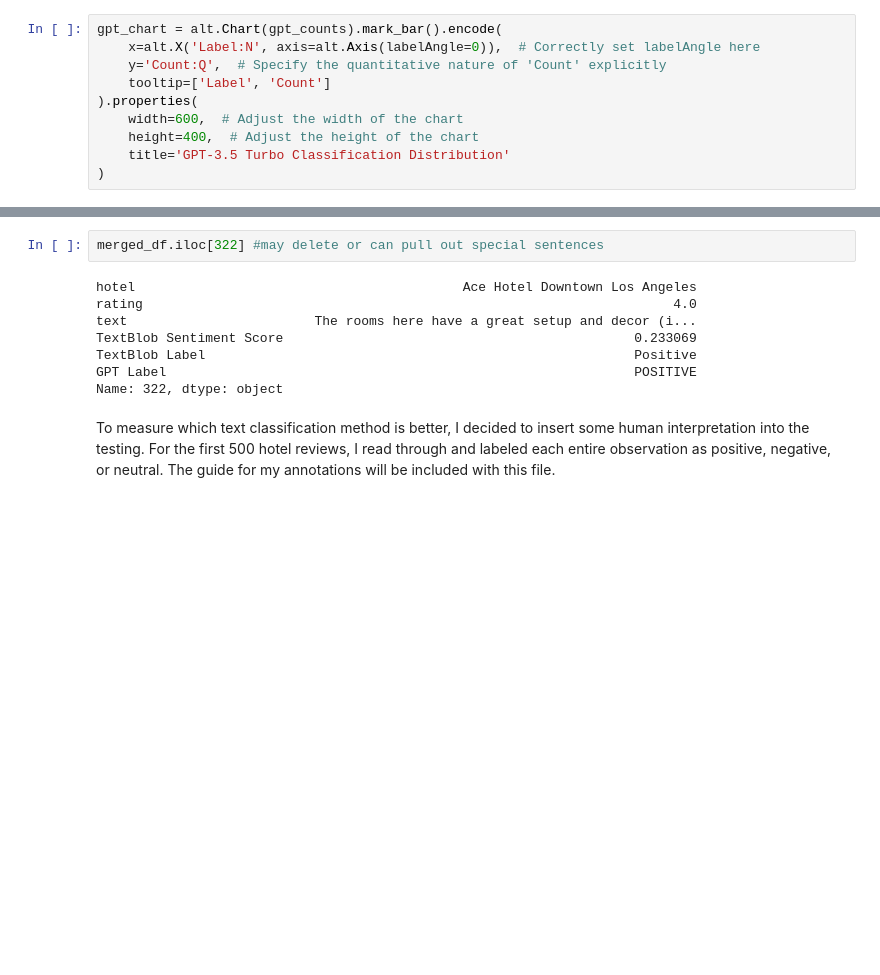
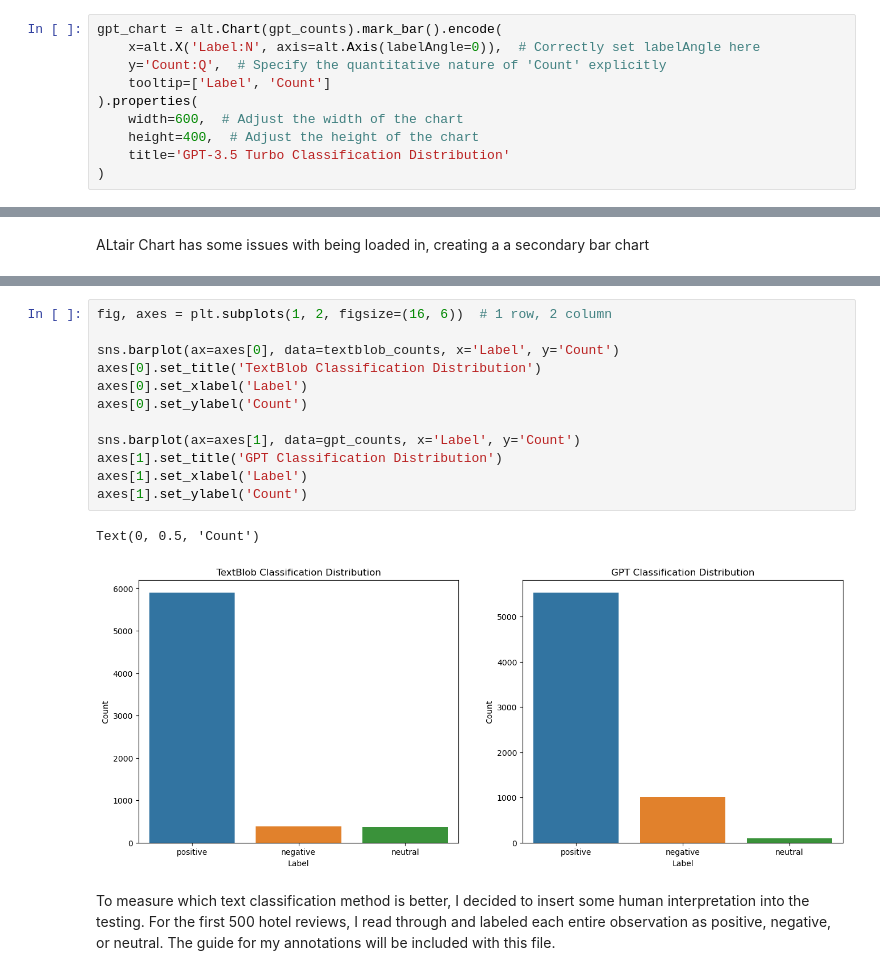
Before and after one commit to MicahRichardson00/sentiment-tripadvisor-llm, a Jupyter notebook: TextClassifierAnalysis.ipynb, the cells around one changed output, grey strips where cells are left out. Cells and saved outputs as stored; diff of their text form; blank space fills up the shorter version.

```diff
--- a/TextClassifierAnalysis.ipynb
+++ b/TextClassifierAnalysis.ipynb
@@ -448,6 +448,8 @@ gpt_chart = alt.Chart(gpt_counts).mark_bar().encode(
 gpt_chart
 # %% [output]
 [interactive output not drawn]
+# %% [markdown]
+ALtair Chart has some issues with being loaded in, creating a a secondary bar chart
 # %%
 combined_chart = alt.hconcat(textblob_chart, gpt_chart)
 
@@ -455,16 +457,21 @@ combined_chart = alt.hconcat(textblob_chart, gpt_chart)
 combined_chart
 # %% [output]
 [interactive output not drawn]
-# %%
-merged_df.iloc[322] #may delete or can pull out special sentences
-# %% [output]
-hotel                                          Ace Hotel Downtown Los Angeles
-rating                                                                    4.0
-text                        The rooms here have a great setup and decor (i...
-TextBlob Sentiment Score                                             0.233069
-TextBlob Label                                                       Positive
-GPT Label                                                            POSITIVE
-Name: 322, dtype: object
+# %%
+fig, axes = plt.subplots(1, 2, figsize=(16, 6))  # 1 row, 2 column
+
+sns.barplot(ax=axes[0], data=textblob_counts, x='Label', y='Count')
+axes[0].set_title('TextBlob Classification Distribution')
+axes[0].set_xlabel('Label')
+axes[0].set_ylabel('Count')
+
+sns.barplot(ax=axes[1], data=gpt_counts, x='Label', y='Count')
+axes[1].set_title('GPT Classification Distribution')
+axes[1].set_xlabel('Label')
+axes[1].set_ylabel('Count')
+# %% [output]
+Text(0, 0.5, 'Count')
+[figure, added]
 # %% [markdown]
 To measure which text classification method is better, I decided to insert some human interpretation into the testing. For the first 500 hotel reviews, I read through and labeled each entire observation as positive, negative, or neutral. The guide for my annotations will be included with this file.
 # %% [markdown]
```
